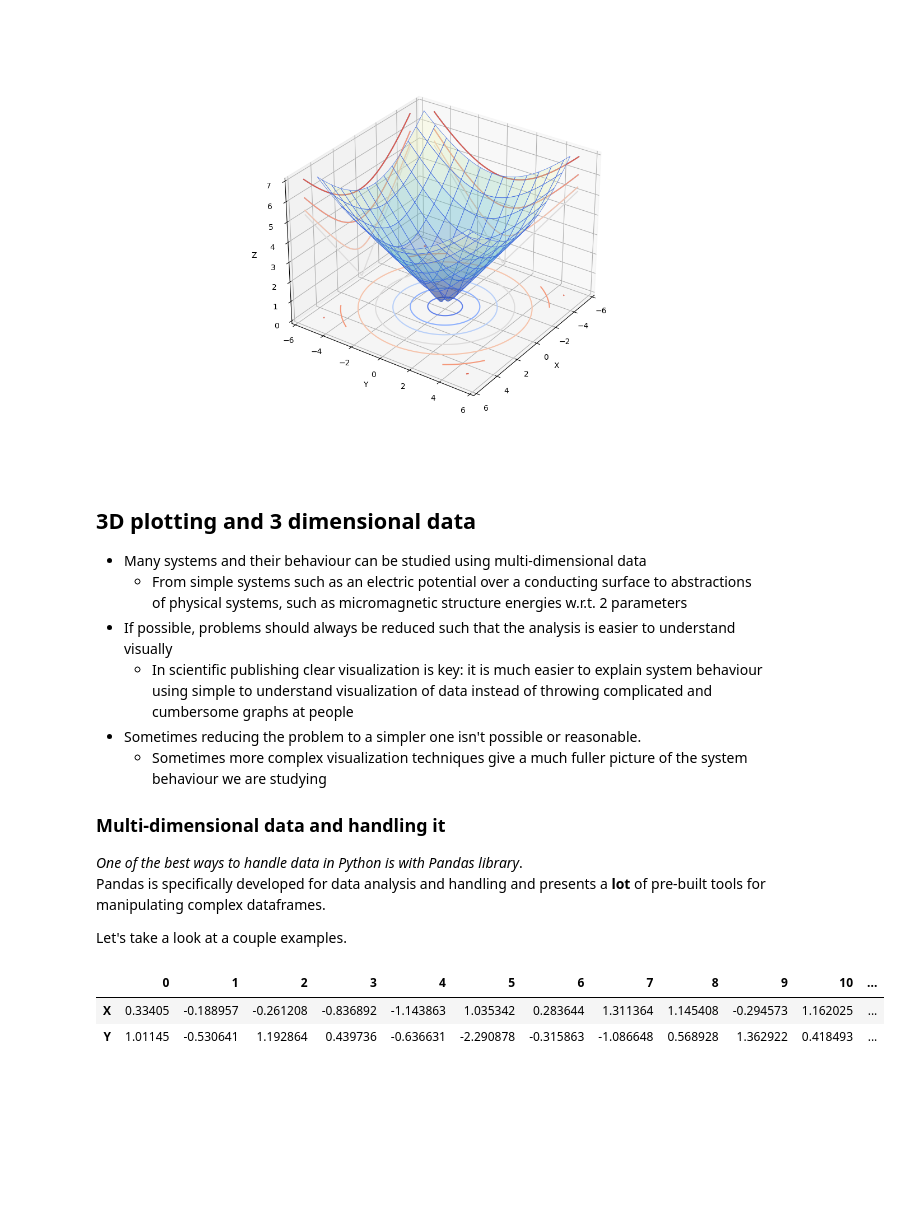
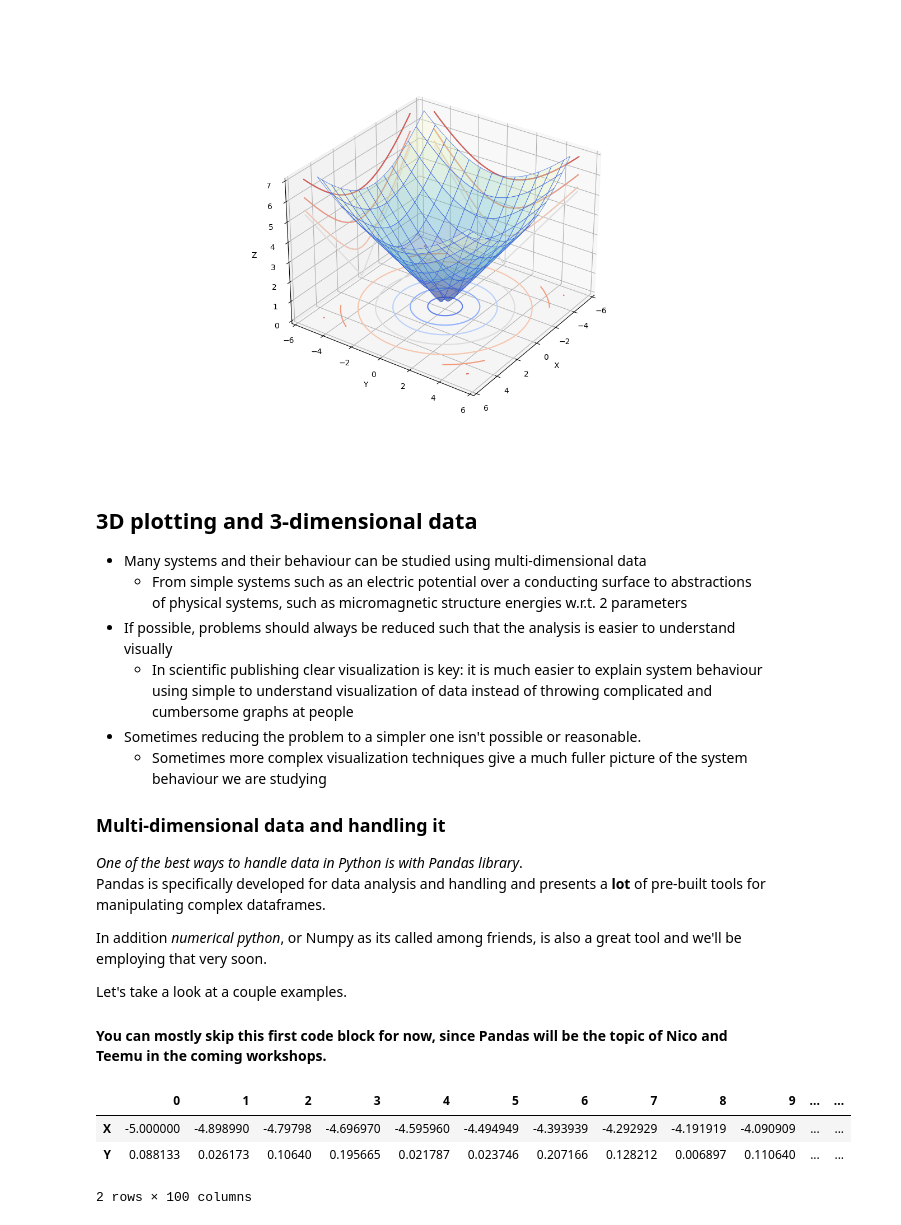
Before and after one commit to Jondesan/python_workshop, a Jupyter notebook: fft/workshop_notebook.ipynb, the cells around one changed output. Saved outputs shown, nothing was run; the diff lists cells and outputs as text; code cells hidden in the pictures; blank space fills up the shorter version.

```diff
--- a/fft/workshop_notebook.ipynb
+++ b/fft/workshop_notebook.ipynb
@@ -109,7 +109,7 @@ plt.show()
 # %% [output]
 [figure]
 # %% [markdown]
-## 3D plotting and 3 dimensional data
+## 3D plotting and 3-dimensional data
 
 - Many systems and their behaviour can be studied using multi-dimensional data
     - From simple systems such as an electric potential over a conducting surface to abstractions of physical systems, such as micromagnetic structure energies w.r.t. 2 parameters
@@ -124,21 +124,33 @@ plt.show()
 <i>One of the best ways to handle data in Python is with Pandas library</i>.<br>
 Pandas is specifically developed for data analysis and handling and presents a <b>lot</b> of pre-built tools for manipulating complex dataframes.
 
+In addition <i>numerical python</i>, or Numpy as its called among friends, is also a great tool and we'll be employing that very soon.
+
 Let's take a look at a couple examples.
+
+
+#### You can mostly skip this first code block for now, since Pandas will be the topic of Nico and Teemu in the coming workshops.
 # %%
 # Import the necessary packages
 import pandas as pd
 import matplotlib.pyplot as plt
 import numpy as np
 
+# Calculate a Lorentzian value
+def Lorentzian(x, x0, a, gam):
+    return a * gam**2 / ( gam**2 + ( x - x0 )**2)
+
 np.random.seed(42)
 
-# Create a Pandas dataframe filled with random numbers
-df = pd.DataFrame(np.random.randn(15, 2), columns=list('XY'))
+X = np.linspace(-5,5,100)
+Y = Lorentzian(X, 0, 1, 1) + np.random.normal(0, 0.1, 100)
+# Create a Pandas dataframe filled with random numbers in a Lorentzian distribution
+df = pd.DataFrame({'X': X,'Y': Y})
 
 # Show the dataframe transposed (for better visualization)
 df.T
 # %% [output]
-|  | 0 | 1 | 2 | 3 | 4 | 5 | 6 | 7 | 8 | 9 | 10 | ... |
-| X | 0.33405 | -0.188957 | -0.261208 | -0.836892 | -1.143863 | 1.035342 | 0.283644 | 1.311364 | 1.145408 | -0.294573 | 1.162025 | ... |
-| Y | 1.01145 | -0.530641 | 1.192864 | 0.439736 | -0.636631 | -2.290878 | -0.315863 | -1.086648 | 0.568928 | 1.362922 | 0.418493 | ... |
+|  | 0 | 1 | 2 | 3 | 4 | 5 | 6 | 7 | 8 | 9 | ... | ... |
+| X | -5.000000 | -4.898990 | -4.79798 | -4.696970 | -4.595960 | -4.494949 | -4.393939 | -4.292929 | -4.191919 | -4.090909 | ... | ... |
+| Y | 0.088133 | 0.026173 | 0.10640 | 0.195665 | 0.021787 | 0.023746 | 0.207166 | 0.128212 | 0.006897 | 0.110640 | ... | ... |
+2 rows × 100 columns
```
Also changed, not shown: parts of 4 cells of this notebook.
